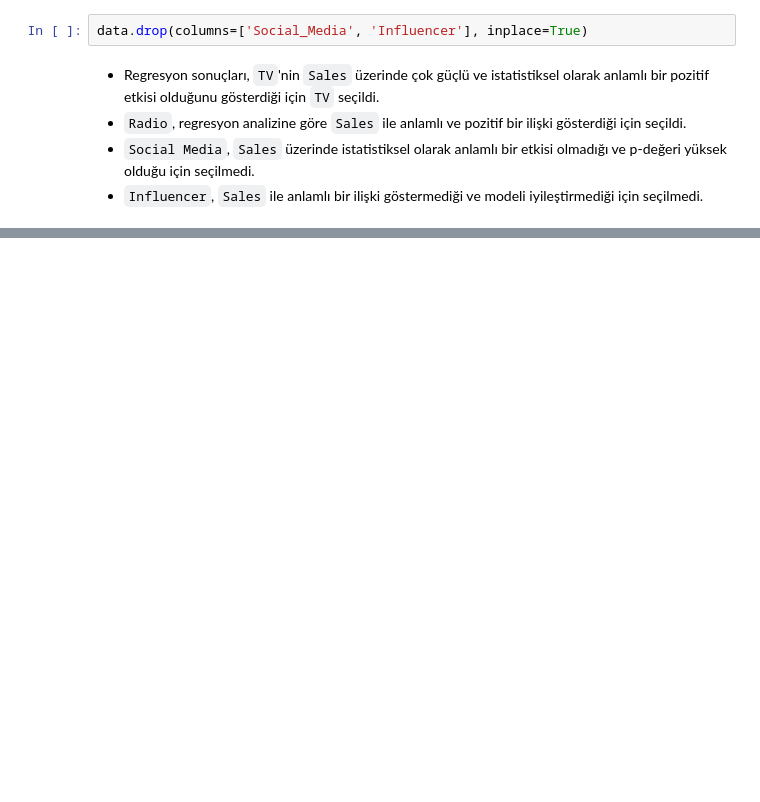
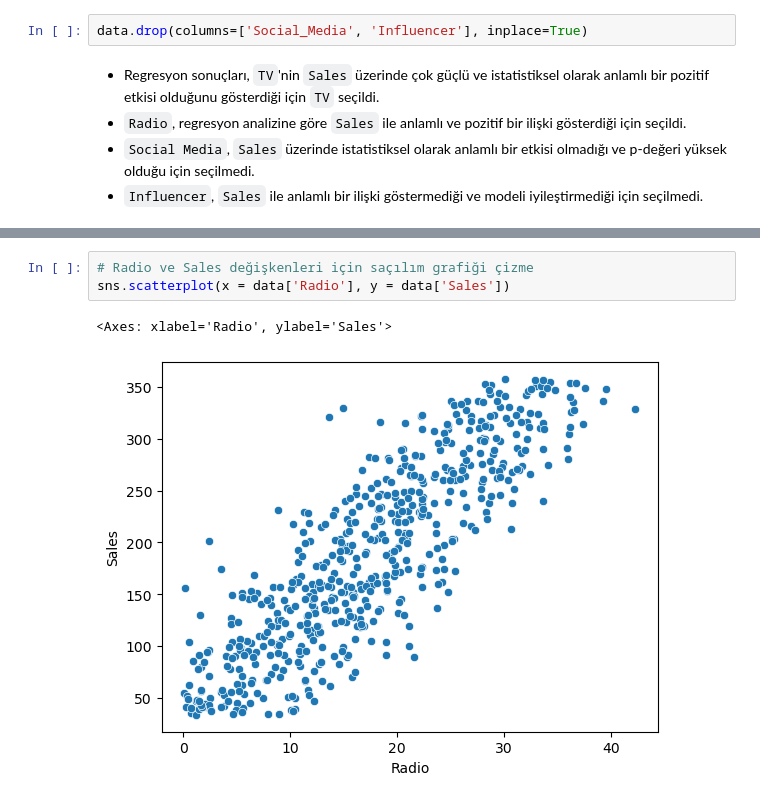
Before and after one commit to erencice/multiple-linear-regression, a Jupyter notebook: main-tr.ipynb, the cells around one changed output, grey strips where cells are left out. Drawn from its saved outputs; the diff is of its cells as text; blank space fills up the shorter version.

```diff
--- a/main-tr.ipynb
+++ b/main-tr.ipynb
@@ -224,0 +251,6 @@ data.drop(columns=['Social_Media', 'Influencer'], inplace=True)
+# %%
+# Radio ve Sales değişkenleri için saçılım grafiği çizme
+sns.scatterplot(x = data['Radio'], y = data['Sales'])
+# %% [output]
+<Axes: xlabel='Radio', ylabel='Sales'>
+[figure, added]
```
Also changed, not shown: parts of 33 cells of this notebook.
